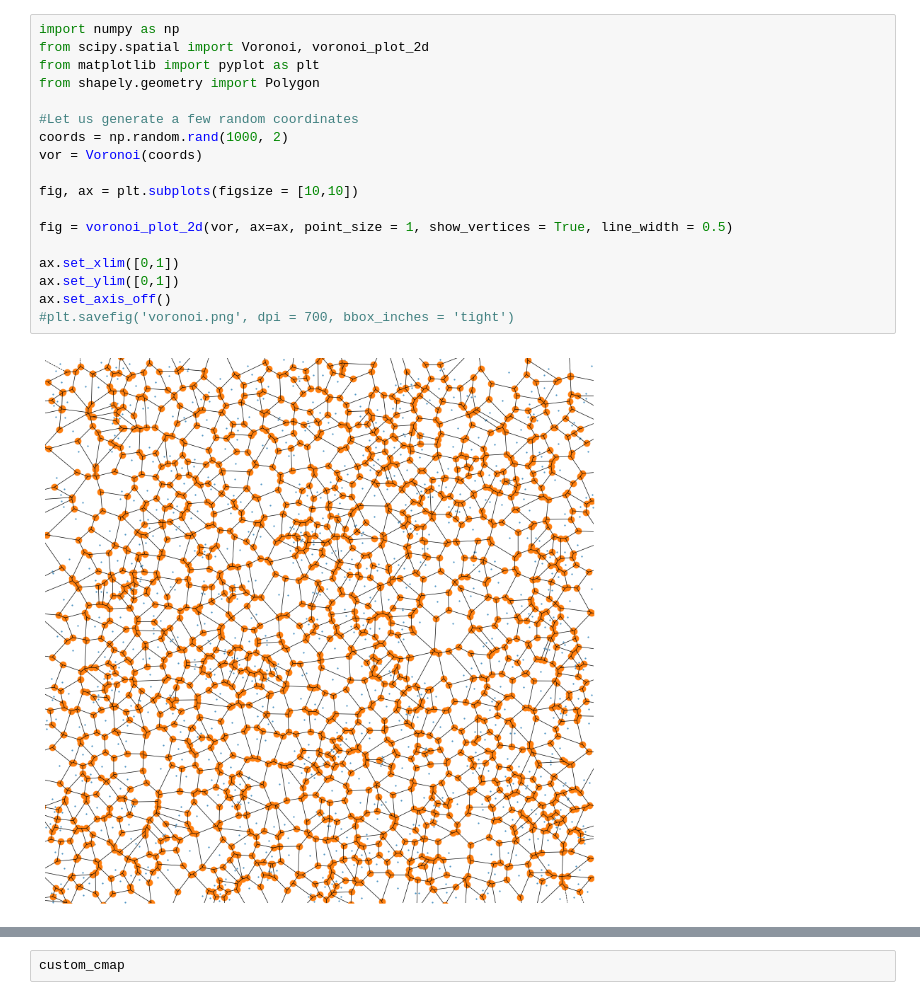
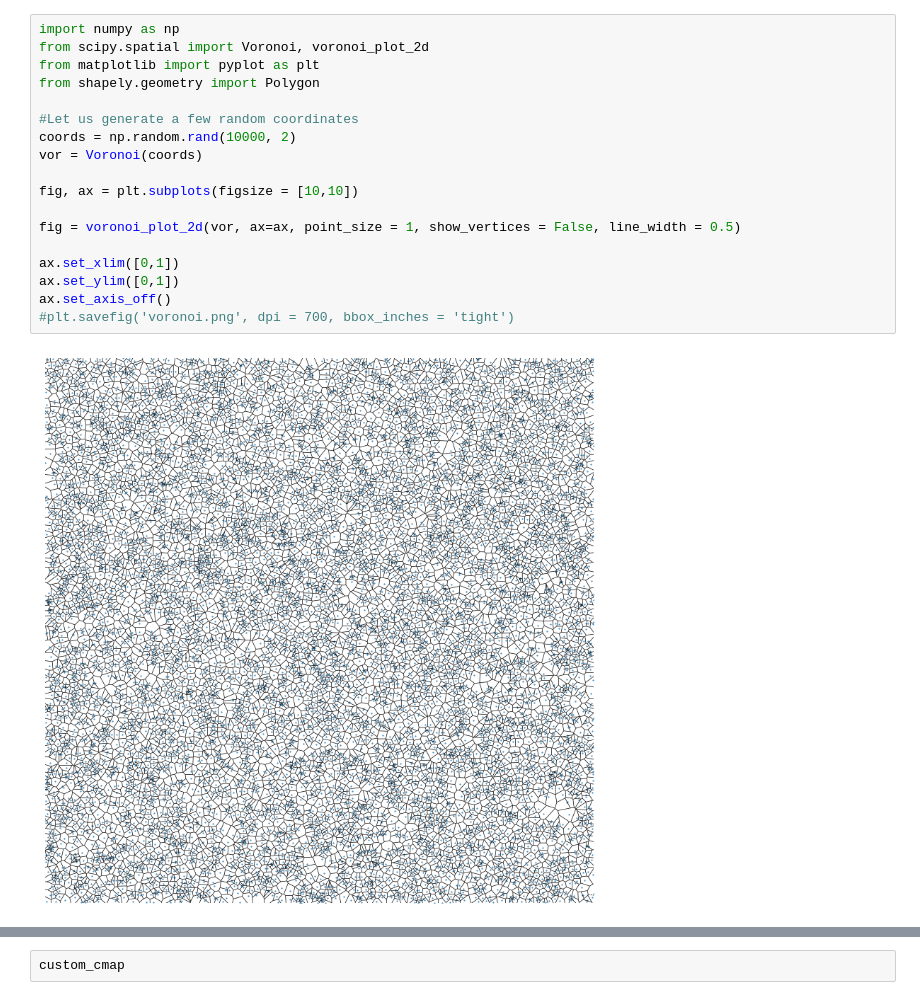
Before and after one commit to OneMoreGate/Memristor_modeling, a Jupyter notebook: Grains/voronoi.ipynb, the cells around one changed output, grey strips where cells are left out. Saved outputs shown, nothing was run; the diff lists cells and outputs as text.

```diff
--- a/Grains/voronoi.ipynb
+++ b/Grains/voronoi.ipynb
@@ -1,23 +1,23 @@
 # %%
 import numpy as np
 from scipy.spatial import Voronoi, voronoi_plot_2d
 from matplotlib import pyplot as plt
 from shapely.geometry import Polygon
 
 #Let us generate a few random coordinates
-coords = np.random.rand(1000, 2)
+coords = np.random.rand(10000, 2)
 vor = Voronoi(coords)
 
 fig, ax = plt.subplots(figsize = [10,10])
 
-fig = voronoi_plot_2d(vor, ax=ax, point_size = 1, show_vertices = True, line_width = 0.5)
+fig = voronoi_plot_2d(vor, ax=ax, point_size = 1, show_vertices = False, line_width = 0.5)
 
 ax.set_xlim([0,1])
 ax.set_ylim([0,1])
 ax.set_axis_off()
 #plt.savefig('voronoi.png', dpi = 700, bbox_inches = 'tight')
 # %% [output]
-[figure, old version]
+[figure, new version]
 # %%
 import matplotlib.collections as collections
 from matplotlib.colors import Normalize, LinearSegmentedColormap
```
Also changed, not shown: parts of 2 cells of this notebook, 2 other files.
